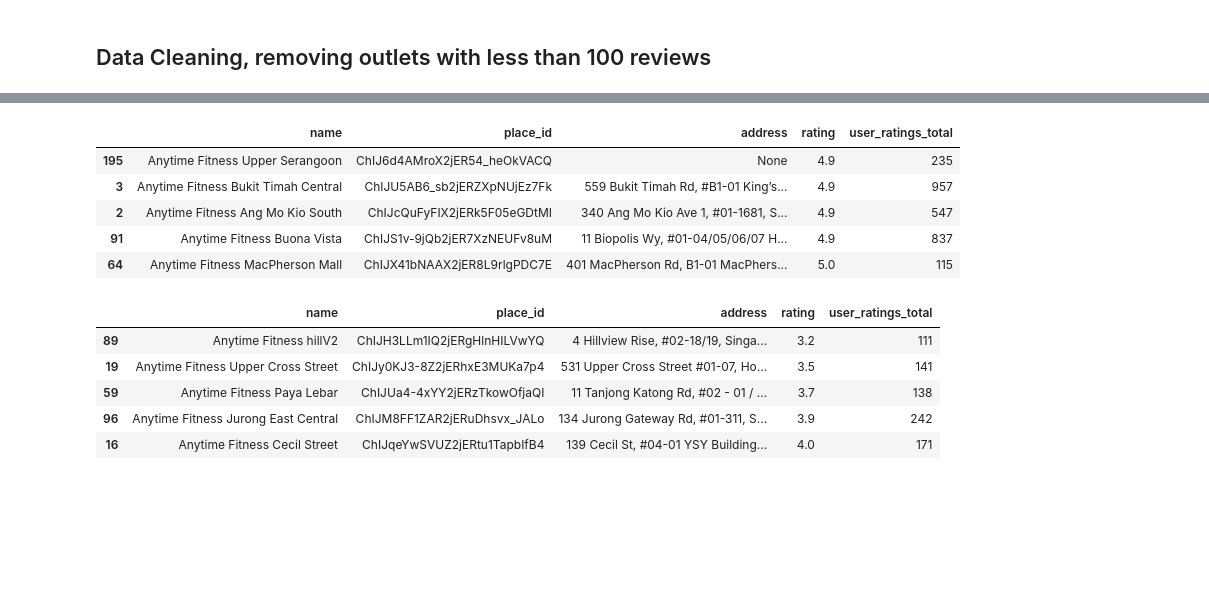
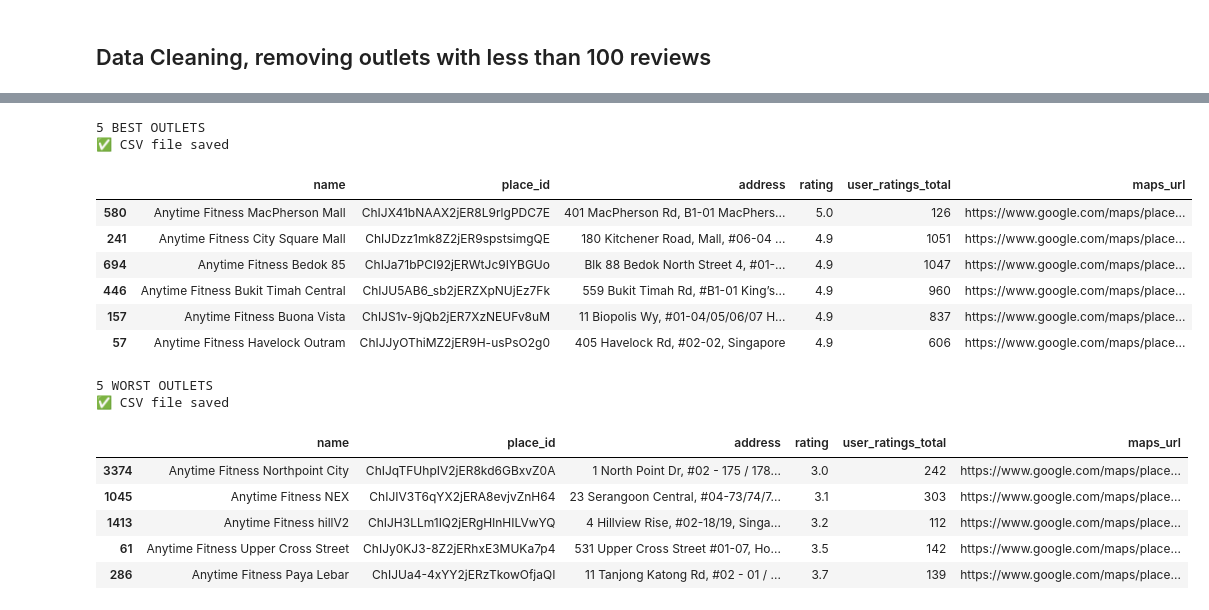
Before and after one commit to breann0ng/IS434-Anytime-Fitness, a Jupyter notebook: Google Reviews/IS434-GoogleReview.ipynb, the cells around one changed output, grey strips where cells are left out. Saved outputs shown, nothing was run; the diff lists cells and outputs as text; code cells hidden in the pictures; blank space fills up the shorter version.

```diff
--- a/Google Reviews/IS434-GoogleReview.ipynb
+++ b/Google Reviews/IS434-GoogleReview.ipynb
@@ -58,14 +63,18 @@ API_KEY = os.getenv("GOOGLE_PLACES_API_KEY")
 SEARCH_URL = "https://maps.googleapis.com/maps/api/place/nearbysearch/json"
 TEXT_URL = "https://maps.googleapis.com/maps/api/place/textsearch/json"
 
-# Expanded Singapore grid
-locations = [
-    (1.3521, 103.8198), (1.2800, 103.8500), (1.3000, 103.9000),
-    (1.3400, 103.7000), (1.4000, 103.9000), (1.3700, 103.8000),
-    (1.3100, 103.7700), (1.4200, 103.7600), (1.2900, 103.8200),
-]
+# Expanded Singapore grid via automatic mesh
+LAT_RANGE = (1.20, 1.49)
+LNG_RANGE = (103.55, 104.15)
+GRID_STEP = 0.02
+NEARBY_RADIUS_METERS = 6000
 
-def fetch_nearby_places(lat, lng, radius=4000):
+lat_points = np.round(np.arange(LAT_RANGE[0], LAT_RANGE[1] + GRID_STEP, GRID_STEP), 4)
+lng_points = np.round(np.arange(LNG_RANGE[0], LNG_RANGE[1] + GRID_STEP, GRID_STEP), 4)
+locations = [(lat, lng) for lat in lat_points for lng in lng_points]
+print(f"🗺️ Generated {len(locations)} grid points across Singapore")
+
+def fetch_nearby_places(lat, lng, radius=NEARBY_RADIUS_METERS):
     results = []
     params = {
         "location": f"{lat},{lng}",
@@ -253,20 +279,37 @@ df_filtered
 # %%
-df_filtered.sort_values(by="rating", ascending=True).tail(5)
+print("5 BEST OUTLETS")
+df_best = df_filtered.sort_values(by=["rating", "user_ratings_total"], ascending=[False, False]).head(6)
 # best outlets with at least 100 reviews
+
+df_best.to_csv('top_5_outlets.csv',index = False)
+print("✅ CSV file saved")
+
+df_best
 # %% [output]
+5 BEST OUTLETS
+✅ CSV file saved
-|  | name | place_id | address | rating | user_ratings_total |
-| 195 | Anytime Fitness Upper Serangoon | ChIJ6d4AMroX2jER54_heOkVACQ | None | 4.9 | 235 |
-| 3 | Anytime Fitness Bukit Timah Central | ChIJU5AB6_sb2jERZXpNUjEz7Fk | 559 Bukit Timah Rd, #B1-01 King’s... | 4.9 | 957 |
-| 2 | Anytime Fitness Ang Mo Kio South | ChIJcQuFyFIX2jERk5F05eGDtMI | 340 Ang Mo Kio Ave 1, #01-1681, S... | 4.9 | 547 |
-| 91 | Anytime Fitness Buona Vista | ChIJS1v-9jQb2jER7XzNEUFv8uM | 11 Biopolis Wy, #01-04/05/06/07 H... | 4.9 | 837 |
-| 64 | Anytime Fitness MacPherson Mall | ChIJX41bNAAX2jER8L9rlgPDC7E | 401 MacPherson Rd, B1-01 MacPhers... | 5.0 | 115 |
+|  | name | place_id | address | rating | user_ratings_total | maps_url |
+| 580 | Anytime Fitness MacPherson Mall | ChIJX41bNAAX2jER8L9rlgPDC7E | 401 MacPherson Rd, B1-01 MacPhers... | 5.0 | 126 | https://www.google.com/maps/place... |
+| 241 | Anytime Fitness City Square Mall | ChIJDzz1mk8Z2jER9spstsimgQE | 180 Kitchener Road, Mall, #06-04 ... | 4.9 | 1051 | https://www.google.com/maps/place... |
+| 694 | Anytime Fitness Bedok 85 | ChIJa71bPCI92jERWtJc9IYBGUo | Blk 88 Bedok North Street 4, #01-... | 4.9 | 1047 | https://www.google.com/maps/place... |
+| 446 | Anytime Fitness Bukit Timah Central | ChIJU5AB6_sb2jERZXpNUjEz7Fk | 559 Bukit Timah Rd, #B1-01 King’s... | 4.9 | 960 | https://www.google.com/maps/place... |
+| 157 | Anytime Fitness Buona Vista | ChIJS1v-9jQb2jER7XzNEUFv8uM | 11 Biopolis Wy, #01-04/05/06/07 H... | 4.9 | 837 | https://www.google.com/maps/place... |
+| 57 | Anytime Fitness Havelock Outram | ChIJJyOThiMZ2jER9H-usPsO2g0 | 405 Havelock Rd, #02-02, Singapore | 4.9 | 606 | https://www.google.com/maps/place... |
 # %%
-df_filtered.sort_values(by="rating", ascending=True).head(5)
+print("5 WORST OUTLETS")
+df_worst = df_filtered.sort_values(by=["rating", "user_ratings_total"], ascending=[True, False]).head(5)
 # worst outlets with at least 100 reviews
+
+df_worst.to_csv('bottom_5_outlets.csv',index = False)
+print("✅ CSV file saved")
+
+df_worst
 # %% [output]
+5 WORST OUTLETS
+✅ CSV file saved
-|  | name | place_id | address | rating | user_ratings_total |
-| 89 | Anytime Fitness hillV2 | ChIJH3LLm1IQ2jERgHlnHILVwYQ | 4 Hillview Rise, #02-18/19, Singa... | 3.2 | 111 |
-| 19 | Anytime Fitness Upper Cross Street | ChIJy0KJ3-8Z2jERhxE3MUKa7p4 | 531 Upper Cross Street #01-07, Ho... | 3.5 | 141 |
-| 59 | Anytime Fitness Paya Lebar | ChIJUa4-4xYY2jERzTkowOfjaQI | 11 Tanjong Katong Rd, #02 - 01 / ... | 3.7 | 138 |
-| 96 | Anytime Fitness Jurong East Central | ChIJM8FF1ZAR2jERuDhsvx_JALo | 134 Jurong Gateway Rd, #01-311, S... | 3.9 | 242 |
-| 16 | Anytime Fitness Cecil Street | ChIJqeYwSVUZ2jERtu1TapbIfB4 | 139 Cecil St, #04-01 YSY Building... | 4.0 | 171 |
+|  | name | place_id | address | rating | user_ratings_total | maps_url |
+| 3374 | Anytime Fitness Northpoint City | ChIJqTFUhpIV2jER8kd6GBxvZ0A | 1 North Point Dr, #02 - 175 / 178... | 3.0 | 242 | https://www.google.com/maps/place... |
+| 1045 | Anytime Fitness NEX | ChIJIV3T6qYX2jERA8evjvZnH64 | 23 Serangoon Central, #04-73/74/7... | 3.1 | 303 | https://www.google.com/maps/place... |
+| 1413 | Anytime Fitness hillV2 | ChIJH3LLm1IQ2jERgHlnHILVwYQ | 4 Hillview Rise, #02-18/19, Singa... | 3.2 | 112 | https://www.google.com/maps/place... |
+| 61 | Anytime Fitness Upper Cross Street | ChIJy0KJ3-8Z2jERhxE3MUKa7p4 | 531 Upper Cross Street #01-07, Ho... | 3.5 | 142 | https://www.google.com/maps/place... |
+| 286 | Anytime Fitness Paya Lebar | ChIJUa4-4xYY2jERzTkowOfjaQI | 11 Tanjong Katong Rd, #02 - 01 / ... | 3.7 | 139 | https://www.google.com/maps/place... |
```
Also changed, not shown: parts of 10 cells of this notebook, 18 other files.
